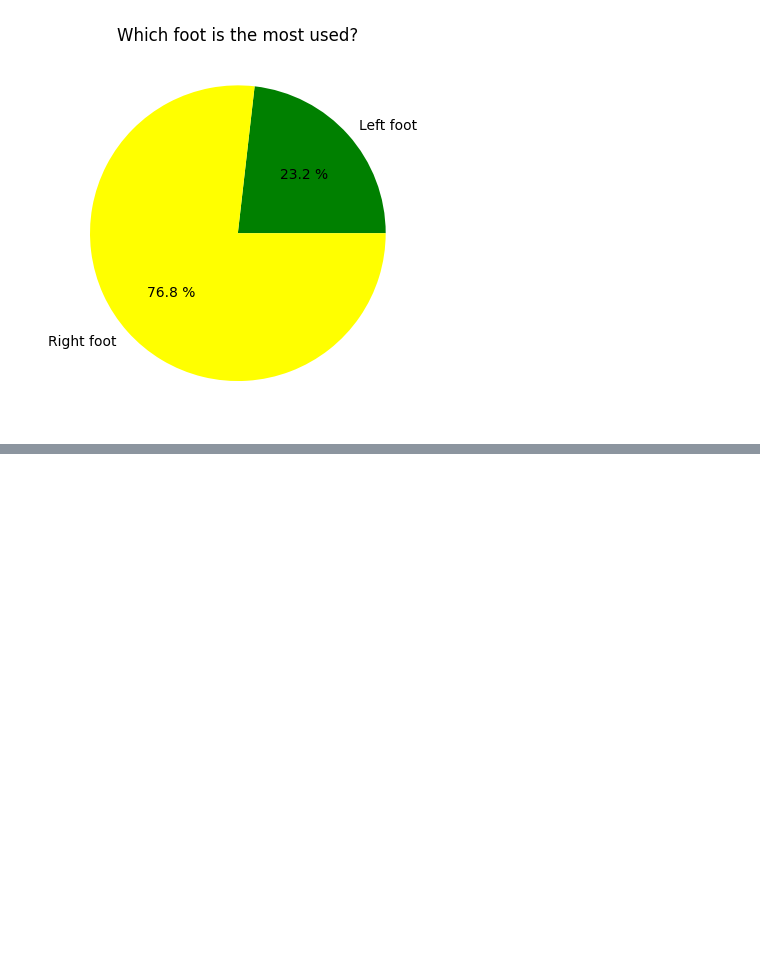
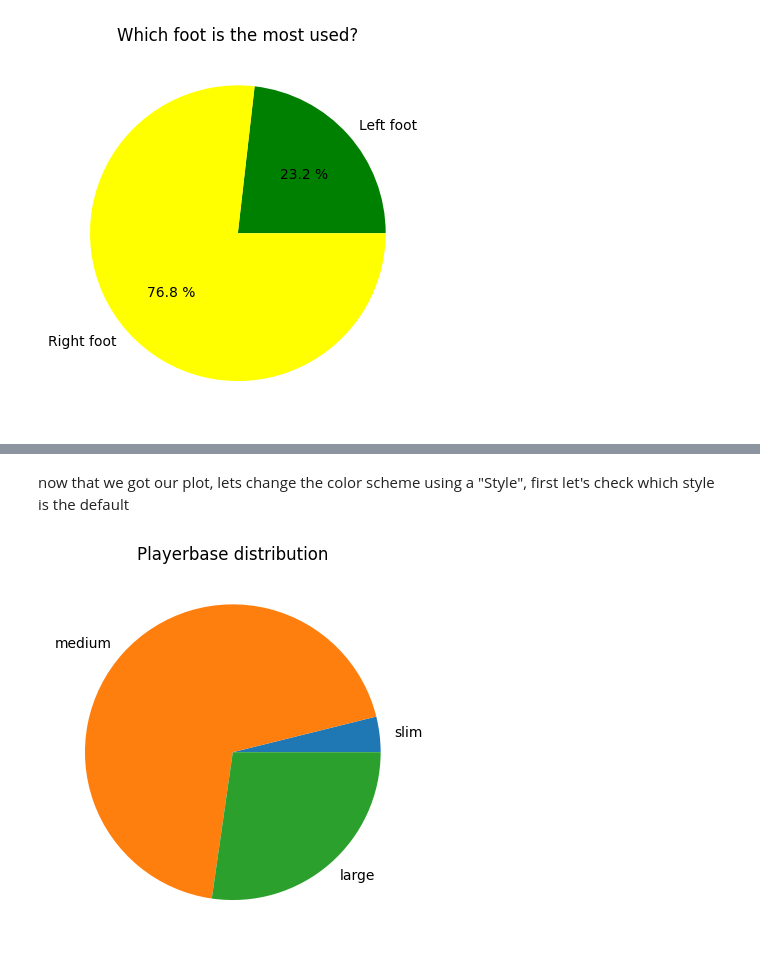
Before and after one commit to Braxion06/learn_matplotlib, a Jupyter notebook: learn_matplotlib_p2.ipynb, the cells around one changed output, grey strips where cells are left out. Cells and saved outputs as stored; diff of their text form; code cells hidden in the pictures; blank space fills up the shorter version.

```diff
--- a/learn_matplotlib_p2.ipynb
+++ b/learn_matplotlib_p2.ipynb
@@ -306,0 +357,11 @@ plt.show()
+# %% [markdown]
+now that we got our plot, lets change the color scheme using a "Style", first let's check which style is the default
+# %%
+plt.style.use('default')
+weights = [slim_players, medium_players, large_layers]
+labels = ['slim', 'medium', 'large']
+plt.pie(weights, labels=labels)
+plt.title('Playerbase distribution')
+plt.show()
+# %% [output]
+[figure, added]
```
Also changed, not shown: parts of 20 cells of this notebook.
